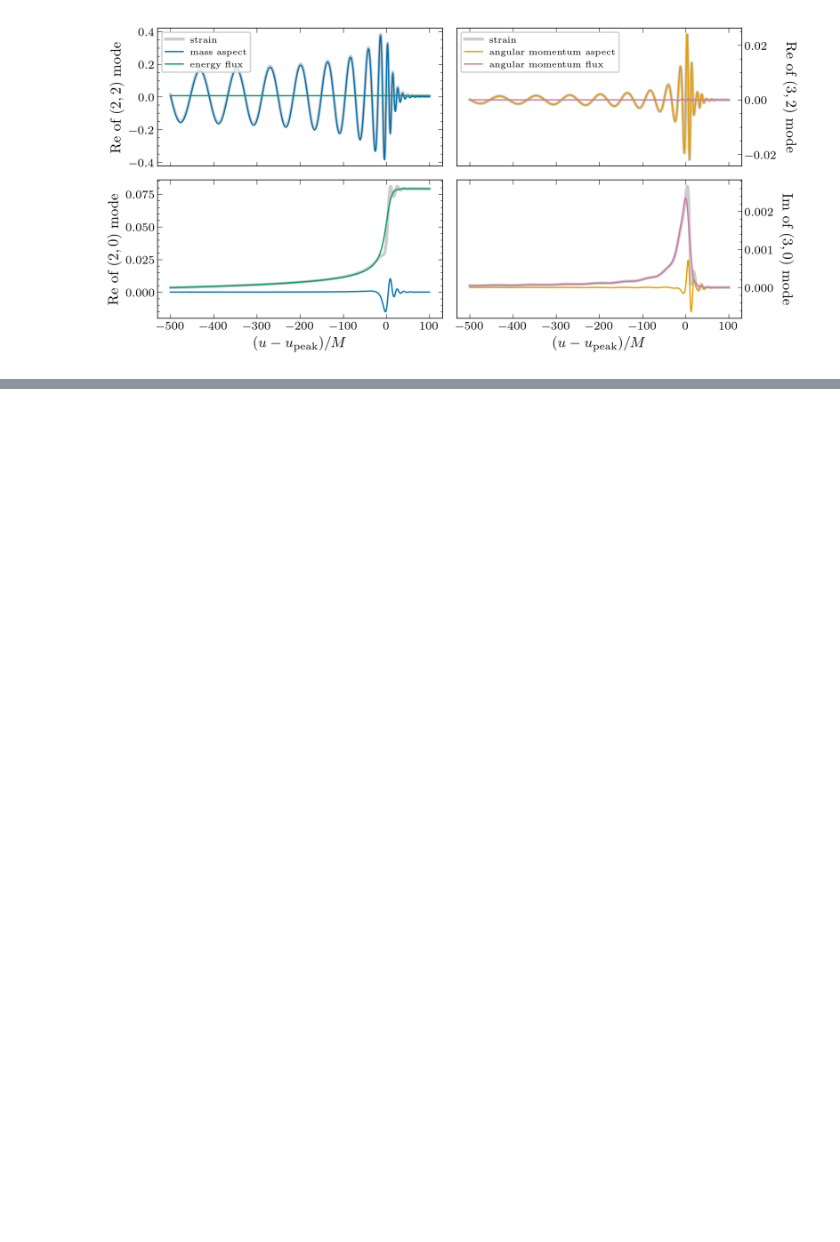
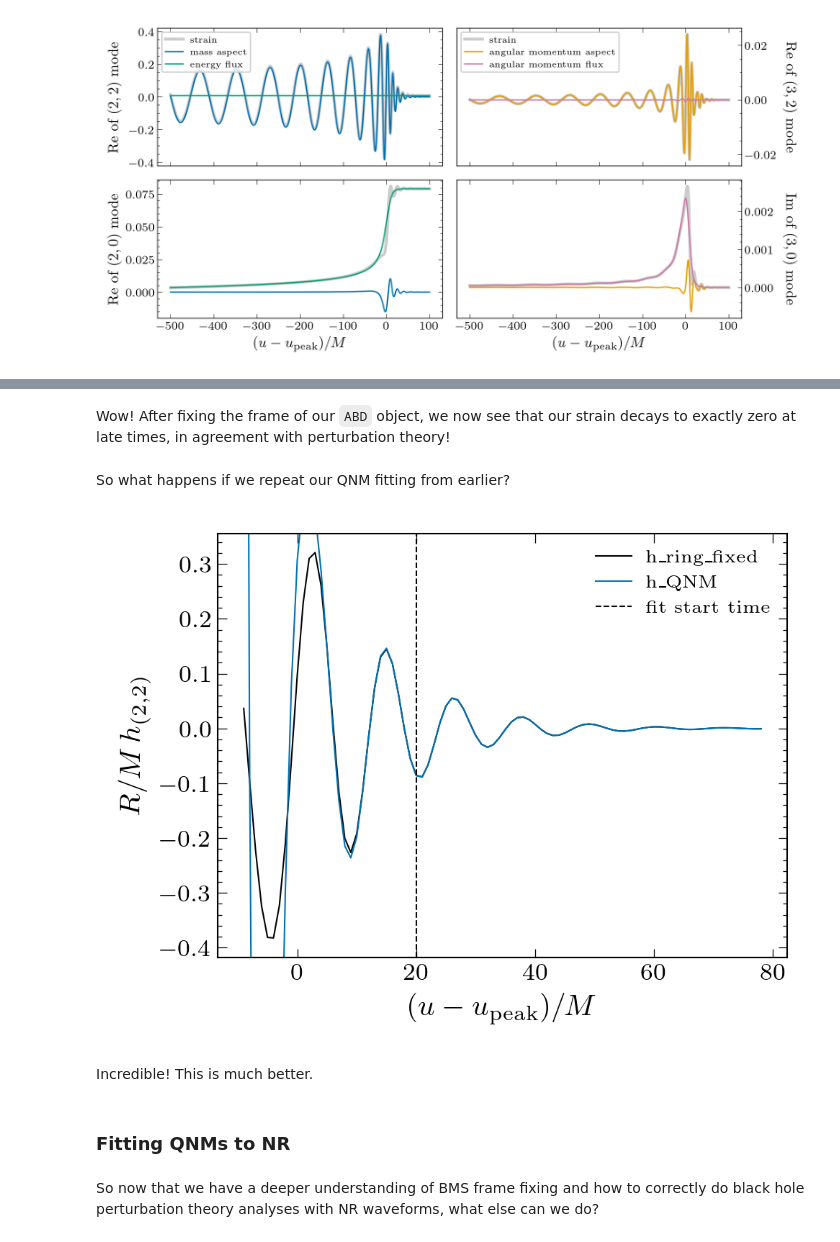
Before and after one commit to keefemitman/ResearchTutorials, a Jupyter notebook: Tutorial_BMSAndQNMs.ipynb, the cells around one changed output, grey strips where cells are left out. Saved outputs shown, nothing was run; the diff lists cells and outputs as text; code cells hidden in the pictures; blank space fills up the shorter version.

```diff
--- a/Tutorial_BMSAndQNMs.ipynb
+++ b/Tutorial_BMSAndQNMs.ipynb
@@ -141,0 +414,26 @@ axis[1][1].set_ylabel(r'Im of $(3,0)$ mode', rotation=270, labelpad=14);
+# %% [markdown]
+Wow! After fixing the frame of our `ABD` object, we now see that our strain decays to exactly zero at late times, in agreement with perturbation theory!
+# %% [markdown]
+So what happens if we repeat our QNM fitting from earlier?
+# %%
+t_0 = 20
+fit_QNM_model = QNM_model.fit(h_ring_fixed, [(2,2)], t_0)
+
+h_QNM = fit_QNM_model.compute_waveform(h_ring_fixed)
+
+plt.plot(h_ring_fixed.t, h_ring_fixed.data[:,h_ring_fixed.index(2,2)], label='h_ring_fixed')
+ylim = plt.ylim()
+plt.plot(h_QNM.t, h_QNM.data[:,h_QNM.index(2,2)], label='h_QNM')
+plt.ylim(ylim)
+plt.axvline(t_0, ls='--', label='fit start time')
+plt.legend(loc='upper right')
+plt.xlabel(r'$(u-u_{\mathrm{peak}})/M$')
+plt.ylabel(r'$R/M\,h_{(2,2)}$');
+# %% [output]
+[figure, added]
+# %% [markdown]
+Incredible! This is much better.
+# %% [markdown]
+### Fitting QNMs to NR
+# %% [markdown]
+So now that we have a deeper understanding of BMS frame fixing and how to correctly do black hole perturbation theory analyses with NR waveforms, what else can we do?
```
Also changed, not shown: parts of 74 cells of this notebook, 5 other files.
